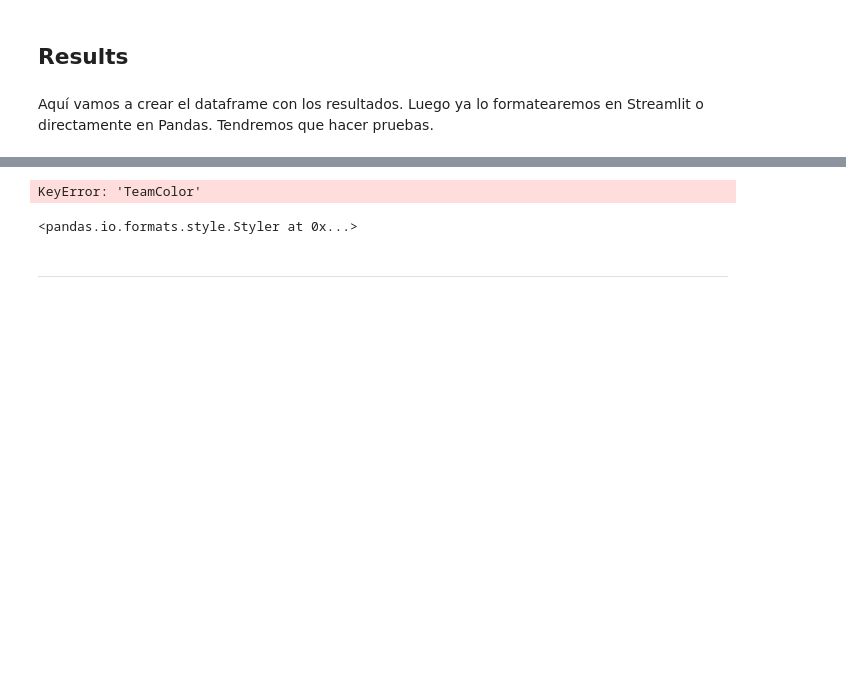
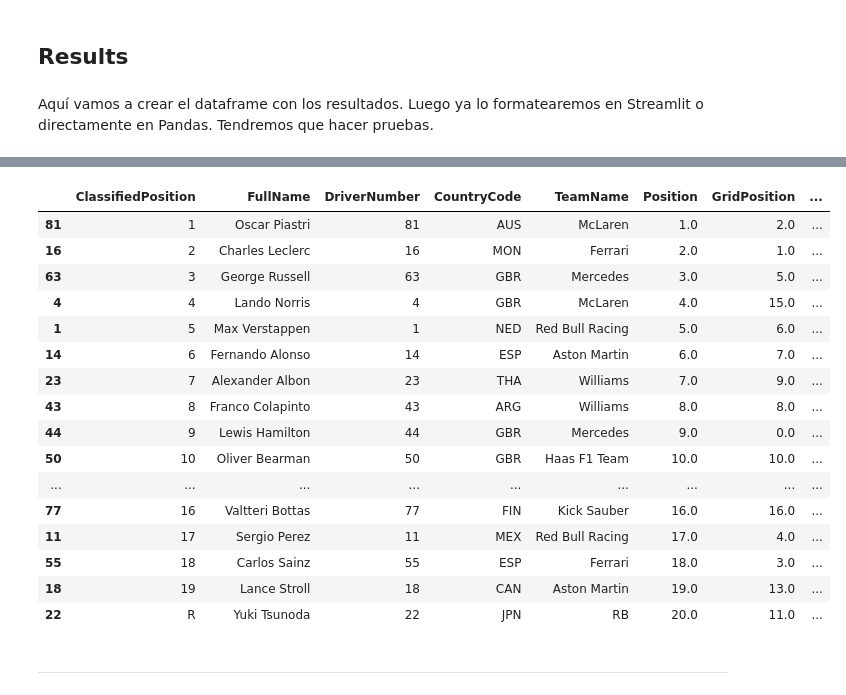
Before and after one commit to SupernovaIa/Formula-1-ML-Project, a Jupyter notebook: notebook/R17-AZE-24.ipynb, the cells around one changed output, grey strips where cells are left out. Saved outputs shown, nothing was run; the diff lists cells and outputs as text; code cells hidden in the pictures; blank space fills up the shorter version.

```diff
--- a/notebook/R17-AZE-24.ipynb
+++ b/notebook/R17-AZE-24.ipynb
@@ -257,8 +52,23 @@ df_styled = df_results2.style.apply(aplicar_color_por_equipo, axis=1)
-# %%
-df_styled
-# %% [output]
-KeyError: 'TeamColor'
-<pandas.io.formats.style.Styler at 0x...>
+# %%
+get_race_results(session)
+# %% [output]
+|  | ClassifiedPosition | FullName | DriverNumber | CountryCode | TeamName | Position | GridPosition | ... |
+| 81 | 1 | Oscar Piastri | 81 | AUS | McLaren | 1.0 | 2.0 | ... |
+| 16 | 2 | Charles Leclerc | 16 | MON | Ferrari | 2.0 | 1.0 | ... |
+| 63 | 3 | George Russell | 63 | GBR | Mercedes | 3.0 | 5.0 | ... |
+| 4 | 4 | Lando Norris | 4 | GBR | McLaren | 4.0 | 15.0 | ... |
+| 1 | 5 | Max Verstappen | 1 | NED | Red Bull Racing | 5.0 | 6.0 | ... |
+| 14 | 6 | Fernando Alonso | 14 | ESP | Aston Martin | 6.0 | 7.0 | ... |
+| 23 | 7 | Alexander Albon | 23 | THA | Williams | 7.0 | 9.0 | ... |
+| 43 | 8 | Franco Colapinto | 43 | ARG | Williams | 8.0 | 8.0 | ... |
+| 44 | 9 | Lewis Hamilton | 44 | GBR | Mercedes | 9.0 | 0.0 | ... |
+| 50 | 10 | Oliver Bearman | 50 | GBR | Haas F1 Team | 10.0 | 10.0 | ... |
+| ... | ... | ... | ... | ... | ... | ... | ... | ... |
+| 77 | 16 | Valtteri Bottas | 77 | FIN | Kick Sauber | 16.0 | 16.0 | ... |
+| 11 | 17 | Sergio Perez | 11 | MEX | Red Bull Racing | 17.0 | 4.0 | ... |
+| 55 | 18 | Carlos Sainz | 55 | ESP | Ferrari | 18.0 | 3.0 | ... |
+| 18 | 19 | Lance Stroll | 18 | CAN | Aston Martin | 19.0 | 13.0 | ... |
+| 22 | R | Yuki Tsunoda | 22 | JPN | RB | 20.0 | 11.0 | ... |
 # %% [markdown]
 ---
 # %% [markdown]
```
Also changed, not shown: parts of 48 cells of this notebook, 3 other files.
